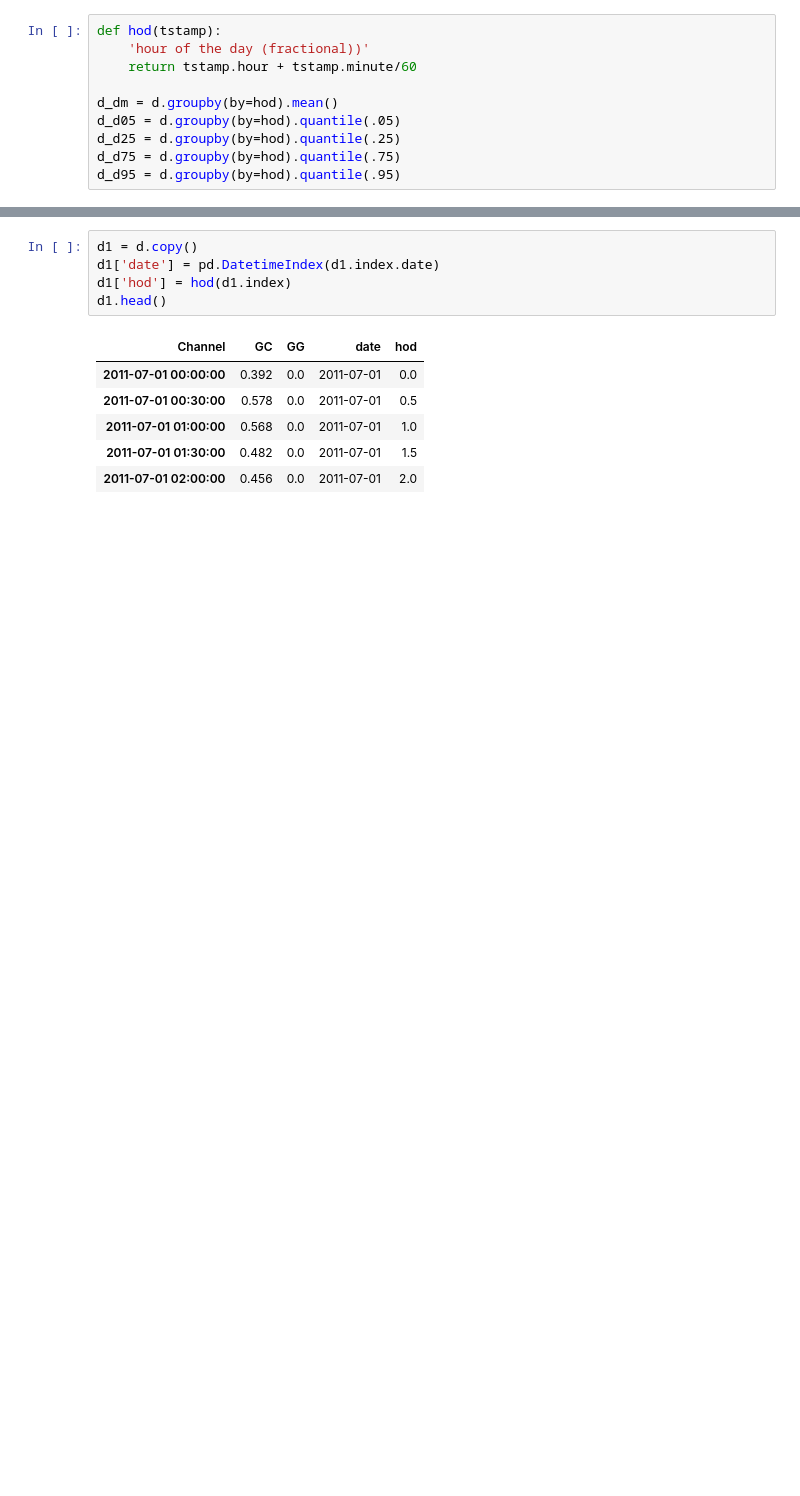
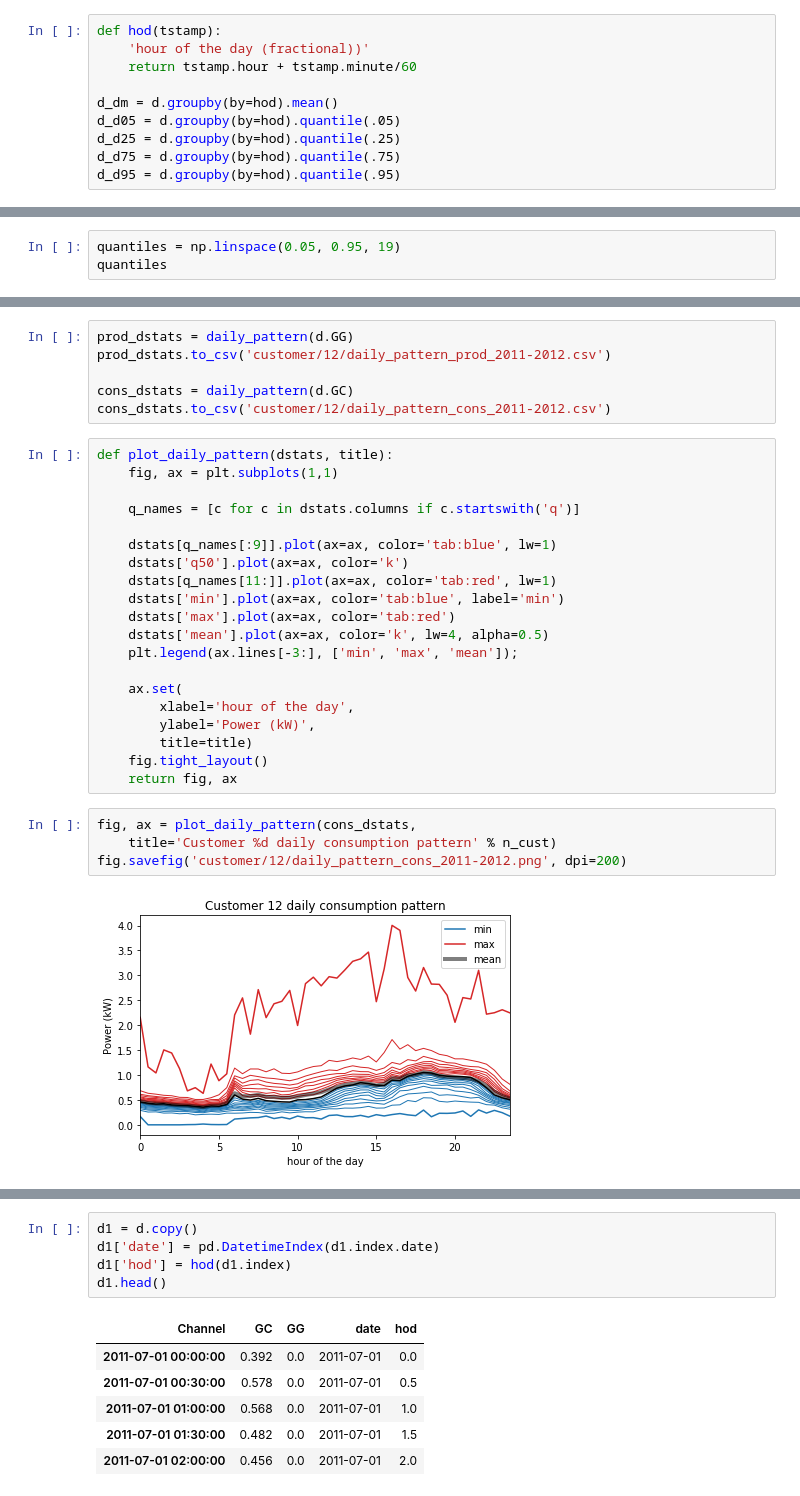
Before and after one commit to pierre-haessig/ausgrid-solar-data, a Jupyter notebook: Customer exploration.ipynb, the cells around one changed output, grey strips where cells are left out. Drawn from its saved outputs; the diff is of its cells as text; blank space fills up the shorter version.

Commit message:
complete exploration of customer 12

```diff
--- a/Customer exploration.ipynb
+++ b/Customer exploration.ipynb
@@ -123,0 +151,3 @@ fig.savefig('customer/12/daily_pattern.png', dpi=200, bbox_inches='tight')
+# %%
+quantiles = np.linspace(0.05, 0.95, 19)
+quantiles
@@ -123,0 +173,32 @@ fig.savefig('customer/12/daily_pattern.png', dpi=200, bbox_inches='tight')
+# %%
+prod_dstats = daily_pattern(d.GG)
+prod_dstats.to_csv('customer/12/daily_pattern_prod_2011-2012.csv')
+
+cons_dstats = daily_pattern(d.GC)
+cons_dstats.to_csv('customer/12/daily_pattern_cons_2011-2012.csv')
+# %%
+def plot_daily_pattern(dstats, title):
+    fig, ax = plt.subplots(1,1)
+
+    q_names = [c for c in dstats.columns if c.startswith('q')]
+
+    dstats[q_names[:9]].plot(ax=ax, color='tab:blue', lw=1)
+    dstats['q50'].plot(ax=ax, color='k')
+    dstats[q_names[11:]].plot(ax=ax, color='tab:red', lw=1)
+    dstats['min'].plot(ax=ax, color='tab:blue', label='min')
+    dstats['max'].plot(ax=ax, color='tab:red')
+    dstats['mean'].plot(ax=ax, color='k', lw=4, alpha=0.5)
+    plt.legend(ax.lines[-3:], ['min', 'max', 'mean']);
+
+    ax.set(
+        xlabel='hour of the day',
+        ylabel='Power (kW)',
+        title=title)
+    fig.tight_layout()
+    return fig, ax
+# %%
+fig, ax = plot_daily_pattern(cons_dstats,
+    title='Customer %d daily consumption pattern' % n_cust)
+fig.savefig('customer/12/daily_pattern_cons_2011-2012.png', dpi=200)
+# %% [output]
+[figure, added]
```
Also changed, not shown: parts of 44 cells of this notebook, 17 other files.
